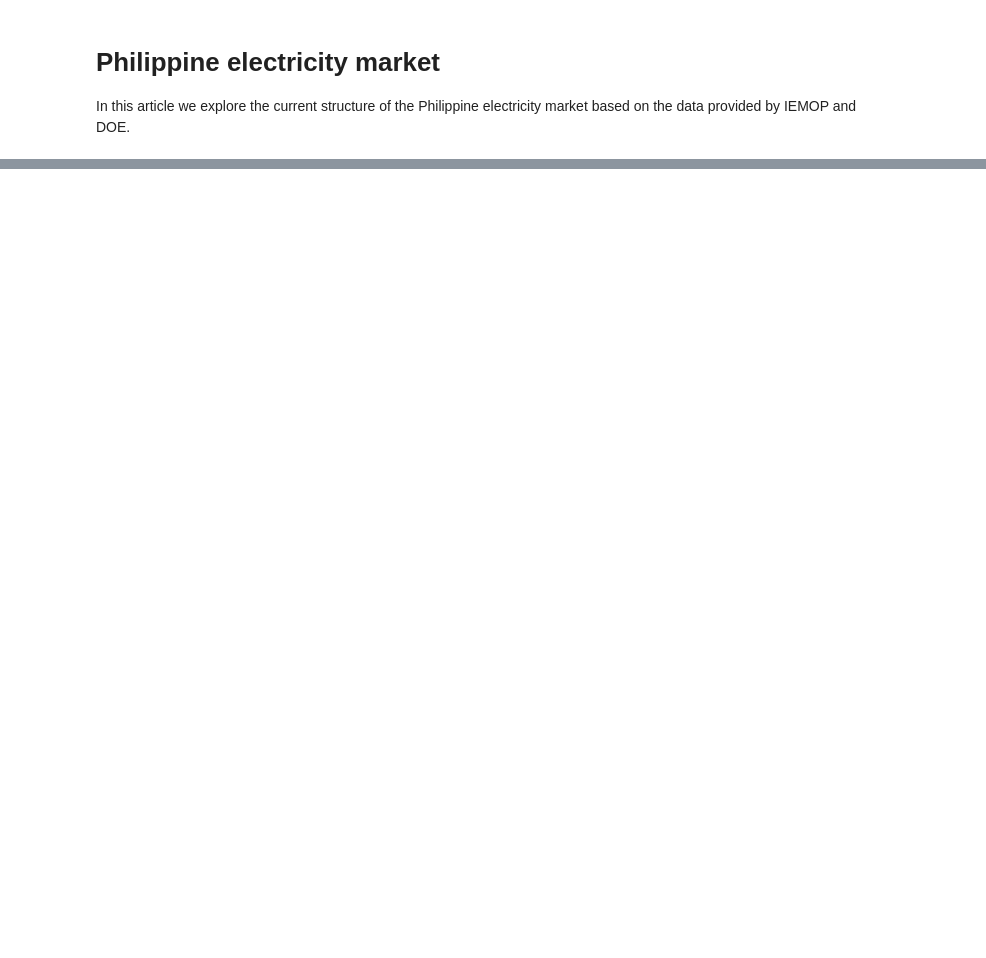
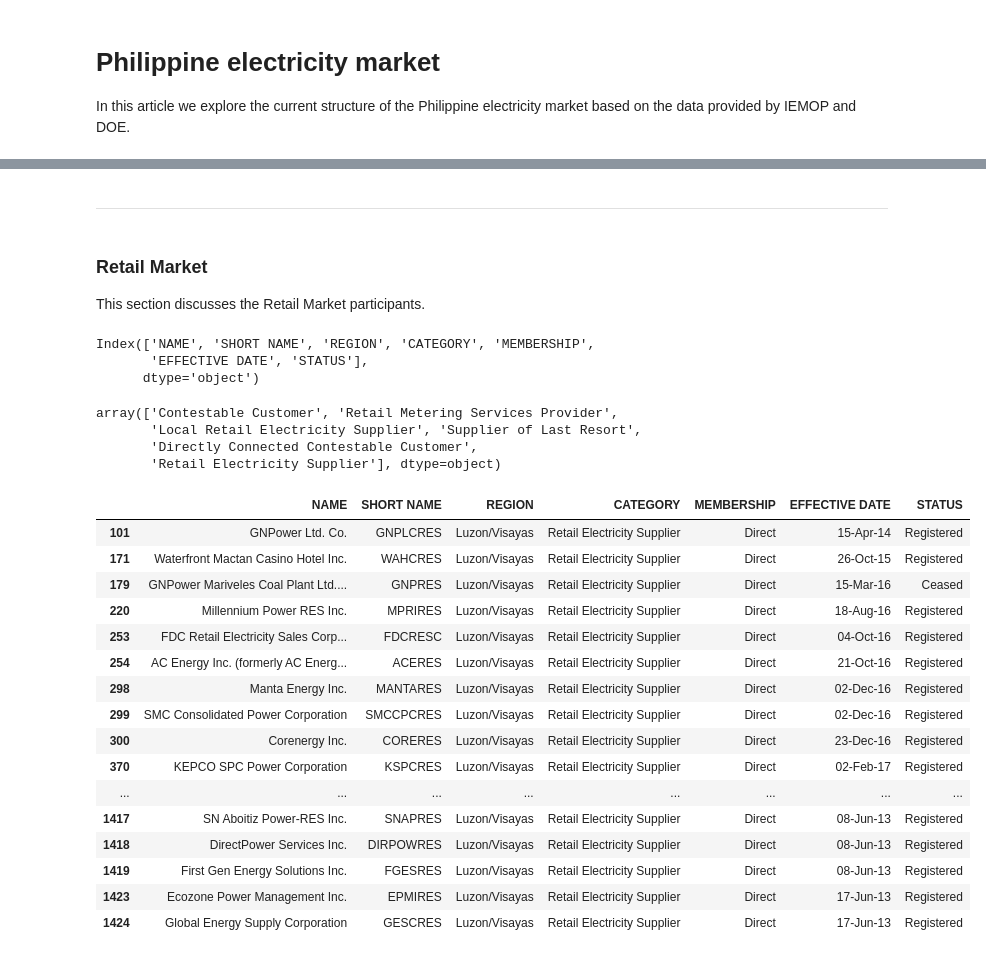
Before and after one commit to emmandecena/jupyterbook, a Jupyter notebook: book/_build/html/_sources/docs/energymarket.ipynb, the cells around one changed output, grey strips where cells are left out. Cells and saved outputs as stored; diff of their text form; code cells hidden in the pictures; blank space fills up the shorter version.

Commit message:
electricity market analysis

```diff
--- a/book/_build/html/_sources/docs/energymarket.ipynb
+++ b/book/_build/html/_sources/docs/energymarket.ipynb
@@ -32,0 +123,40 @@ df_retail.head()
+# %% [markdown]
+---
+# %% [markdown]
+### Retail Market
+
+This section discusses the Retail Market participants.
+# %%
+df_retail.columns
+# %% [output]
+Index(['NAME', 'SHORT NAME', 'REGION', 'CATEGORY', 'MEMBERSHIP',
+       'EFFECTIVE DATE', 'STATUS'],
+      dtype='object')
+# %%
+#df_retail[df_retail['CATEGORY'] =='WAG']
+df_retail['CATEGORY'].unique()
+# %% [output]
+array(['Contestable Customer', 'Retail Metering Services Provider',
+       'Local Retail Electricity Supplier', 'Supplier of Last Resort',
+       'Directly Connected Contestable Customer',
+       'Retail Electricity Supplier'], dtype=object)
+# %%
+df_retail[df_retail['CATEGORY'] =='Retail Electricity Supplier']
+# %% [output]
+|  | NAME | SHORT NAME | REGION | CATEGORY | MEMBERSHIP | EFFECTIVE DATE | STATUS |
+| 101 | GNPower Ltd. Co. | GNPLCRES | Luzon/Visayas | Retail Electricity Supplier | Direct | 15-Apr-14 | Registered |
+| 171 | Waterfront Mactan Casino Hotel Inc. | WAHCRES | Luzon/Visayas | Retail Electricity Supplier | Direct | 26-Oct-15 | Registered |
+| 179 | GNPower Mariveles Coal Plant Ltd.... | GNPRES | Luzon/Visayas | Retail Electricity Supplier | Direct | 15-Mar-16 | Ceased |
+| 220 | Millennium Power RES Inc. | MPRIRES | Luzon/Visayas | Retail Electricity Supplier | Direct | 18-Aug-16 | Registered |
+| 253 | FDC Retail Electricity Sales Corp... | FDCRESC | Luzon/Visayas | Retail Electricity Supplier | Direct | 04-Oct-16 | Registered |
+| 254 | AC Energy Inc. (formerly AC Energ... | ACERES | Luzon/Visayas | Retail Electricity Supplier | Direct | 21-Oct-16 | Registered |
+| 298 | Manta Energy Inc. | MANTARES | Luzon/Visayas | Retail Electricity Supplier | Direct | 02-Dec-16 | Registered |
+| 299 | SMC Consolidated Power Corporation | SMCCPCRES | Luzon/Visayas | Retail Electricity Supplier | Direct | 02-Dec-16 | Registered |
+| 300 | Corenergy Inc. | CORERES | Luzon/Visayas | Retail Electricity Supplier | Direct | 23-Dec-16 | Registered |
+| 370 | KEPCO SPC Power Corporation | KSPCRES | Luzon/Visayas | Retail Electricity Supplier | Direct | 02-Feb-17 | Registered |
+| ... | ... | ... | ... | ... | ... | ... | ... |
+| 1417 | SN Aboitiz Power-RES Inc. | SNAPRES | Luzon/Visayas | Retail Electricity Supplier | Direct | 08-Jun-13 | Registered |
+| 1418 | DirectPower Services Inc. | DIRPOWRES | Luzon/Visayas | Retail Electricity Supplier | Direct | 08-Jun-13 | Registered |
+| 1419 | First Gen Energy Solutions Inc. | FGESRES | Luzon/Visayas | Retail Electricity Supplier | Direct | 08-Jun-13 | Registered |
+| 1423 | Ecozone Power Management Inc. | EPMIRES | Luzon/Visayas | Retail Electricity Supplier | Direct | 17-Jun-13 | Registered |
+| 1424 | Global Energy Supply Corporation | GESCRES | Luzon/Visayas | Retail Electricity Supplier | Direct | 17-Jun-13 | Registered |
```
Also changed, not shown: parts of 16 cells of this notebook, 18 other files.
